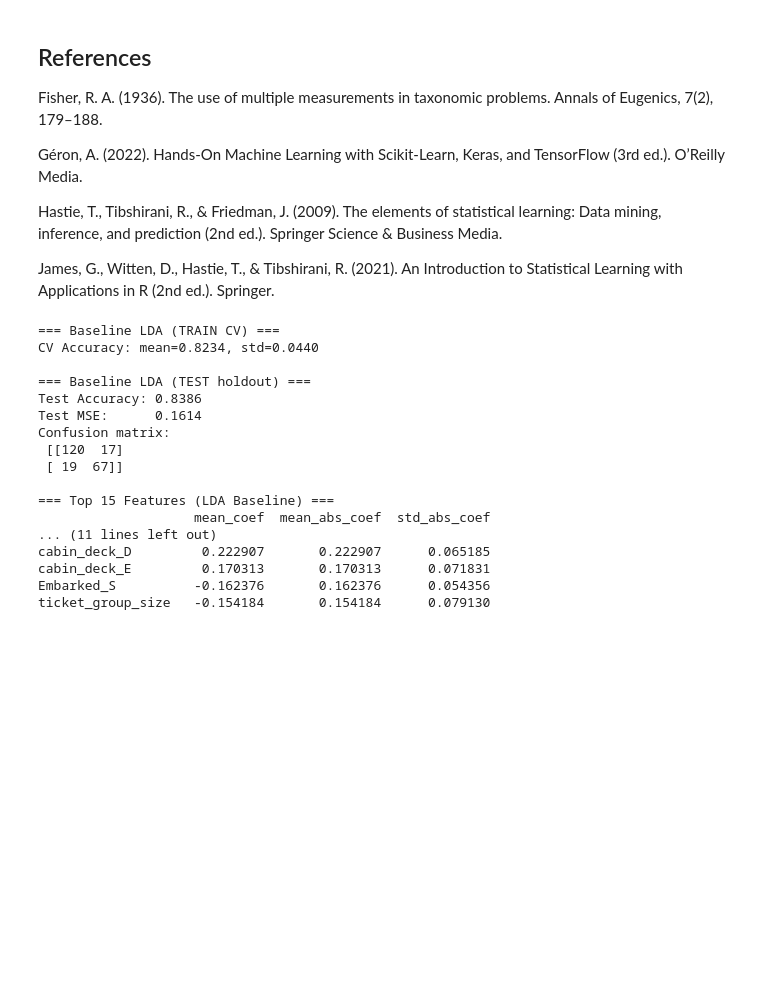
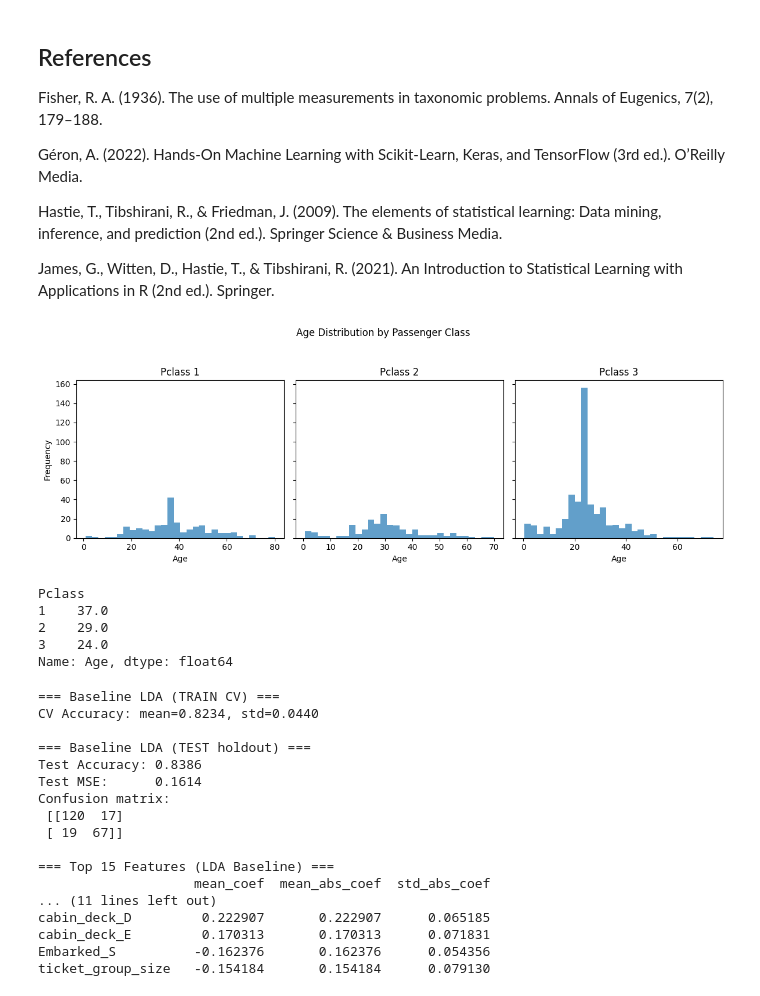
Before and after one commit to RoxyLiu66/data_572_group_5, a Jupyter notebook: coding/LDA.ipynb, the cells around one changed output. Saved outputs shown, nothing was run; the diff lists cells and outputs as text; code cells hidden in the pictures; blank space fills up the shorter version.

```diff
--- a/coding/LDA.ipynb
+++ b/coding/LDA.ipynb
@@ -95,6 +97,31 @@ df = pd.get_dummies(
 
 X = df.drop(columns=["Survived"])
 y = df["Survived"]
+# %%
+fig, axes = plt.subplots(1, 3, figsize=(12, 4), sharey=True)
+
+for i, pclass in enumerate(sorted(df["Pclass"].unique())):
+    axes[i].hist(
+        df[df["Pclass"] == pclass]["Age"],
+        bins=30,
+        alpha=0.7
+    )
+    axes[i].set_title(f"Pclass {pclass}")
+    axes[i].set_xlabel("Age")
+    if i == 0:
+        axes[i].set_ylabel("Frequency")
+
+fig.suptitle("Age Distribution by Passenger Class", y=1.05)
+plt.tight_layout()
+plt.show()
+df.groupby("Pclass")["Age"].median()
+# %% [output]
+[figure, added]
+Pclass
+1    37.0
+2    29.0
+3    24.0
+Name: Age, dtype: float64
 # %%
 # -------------------------
 # 2) Train/Test split (25% test)
```
Also changed, not shown: parts of 6 cells of this notebook, 2 other files.
